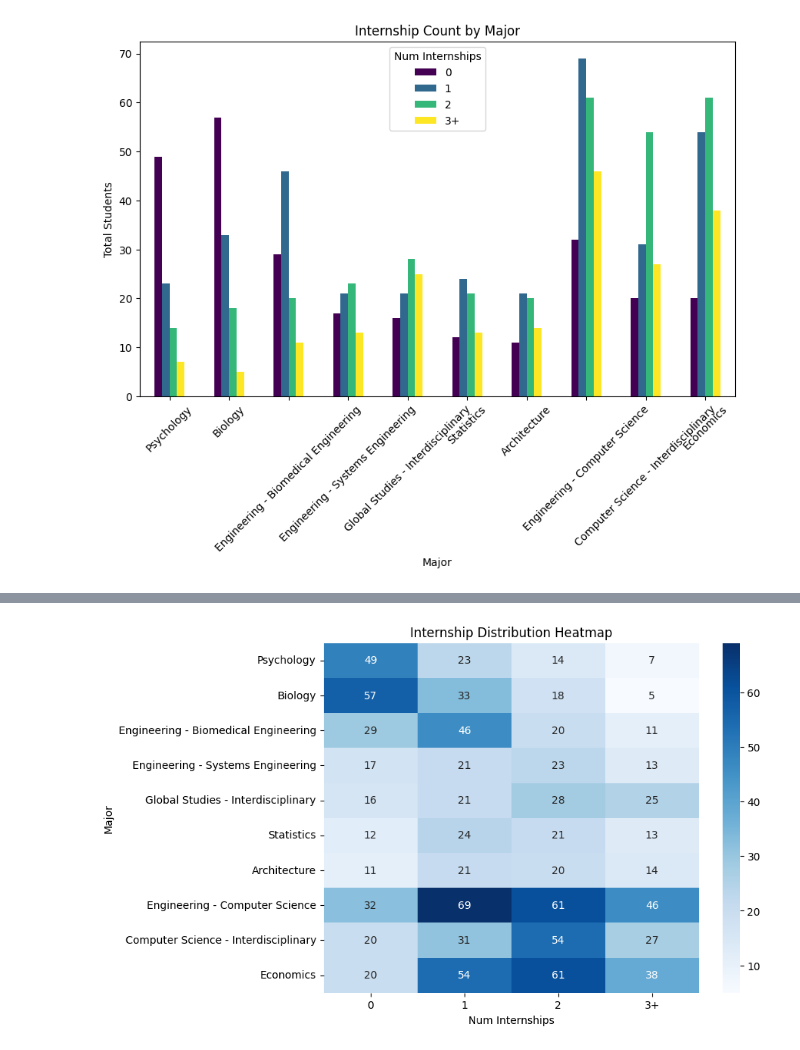
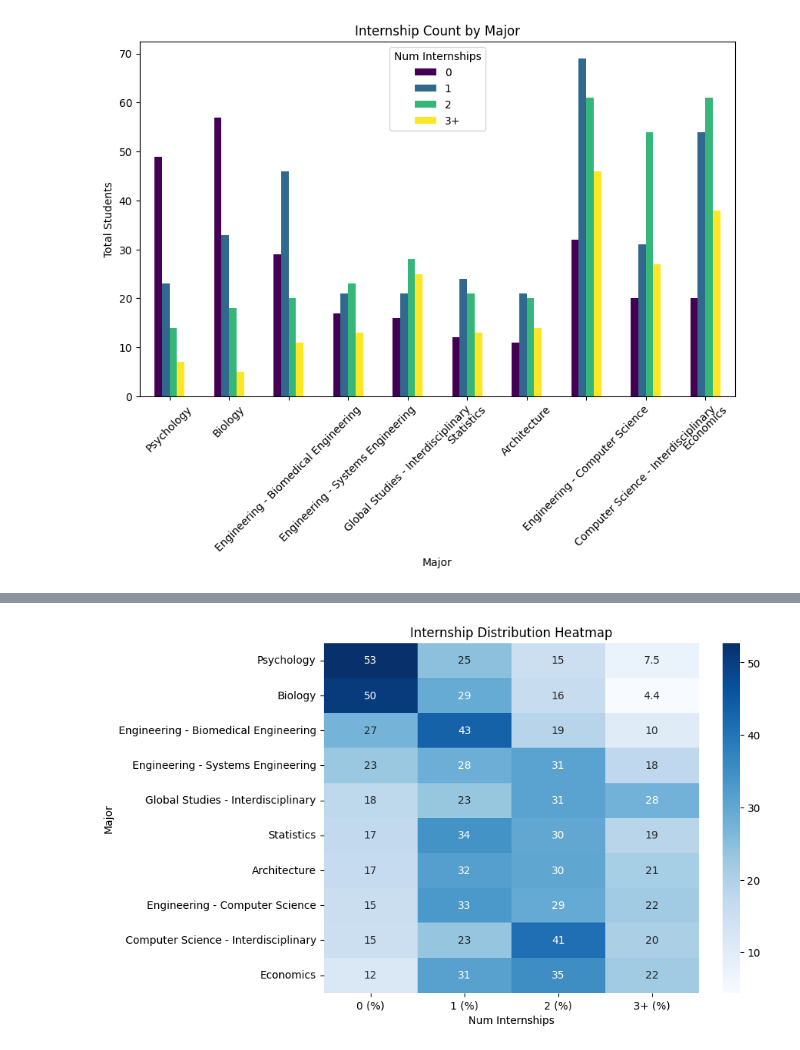
Before and after one commit to notjavo/career_center_dashboard, a Jupyter notebook: finding_outliers.ipynb, the cells around one changed output, grey strips where cells are left out. Cells and saved outputs as stored; diff of their text form; code cells hidden in the pictures.

```diff
--- a/finding_outliers.ipynb
+++ b/finding_outliers.ipynb
@@ -17,7 +17,7 @@ total_students = counts.sum(axis=1).rename('Total Students')
 
 
 # Append '_percent' to column names
-row_percents.columns = [f"{col}_percent" for col in row_percents.columns]
+row_percents.columns = [f"{col} (%)" for col in row_percents.columns]
 
 # Combine counts and percentages
 result = pd.concat([total_students, counts], axis=1)
@@ -28,7 +28,7 @@ result.index.name = 'Major'
 
 # User Specified Filters on the Data
 Threshold = 64 # minimum number of students in major to show
-sorting_column = '0_percent' # column to filter by
+sorting_column = '0 (%)' # column to filter by
 result = result[result['Total Students']>=Threshold].sort_values(by=sorting_column, ascending=False) # Show Highest First
 result.round(1)
 # %% [output]
@@ -83,19 +75,10 @@ plt.show()
 # %%
+plt.figure(figsize=(8,6))
+sns.heatmap(result_percent, annot=True, cmap="Blues")
 
-# Set index
-result.set_index("Major", inplace=True)
-df_percent.set_index(result.index, inplace=True)  # Keep the same index as result
-
-# Create annotations (both count and percent)
-annotations = result.astype(str) + "\n(" + df_percent.astype(str) + "%)"
-
-# Plot heatmap
-plt.figure(figsize=(8,6))
-ax = sns.heatmap(result, annot=annotations, fmt="", cmap="Blues", linewidths=0.5)
-
-plt.title("Internship Distribution Heatmap (Counts & Percents)")
+plt.title("Internship Distribution Heatmap")
 plt.ylabel("Major")
 plt.xlabel("Num Internships")
 plt.show()
 # %% [output]
-[figure, old version]
+[figure, new version]
```
Also changed, not shown: parts of 4 cells of this notebook, 1 other file.
